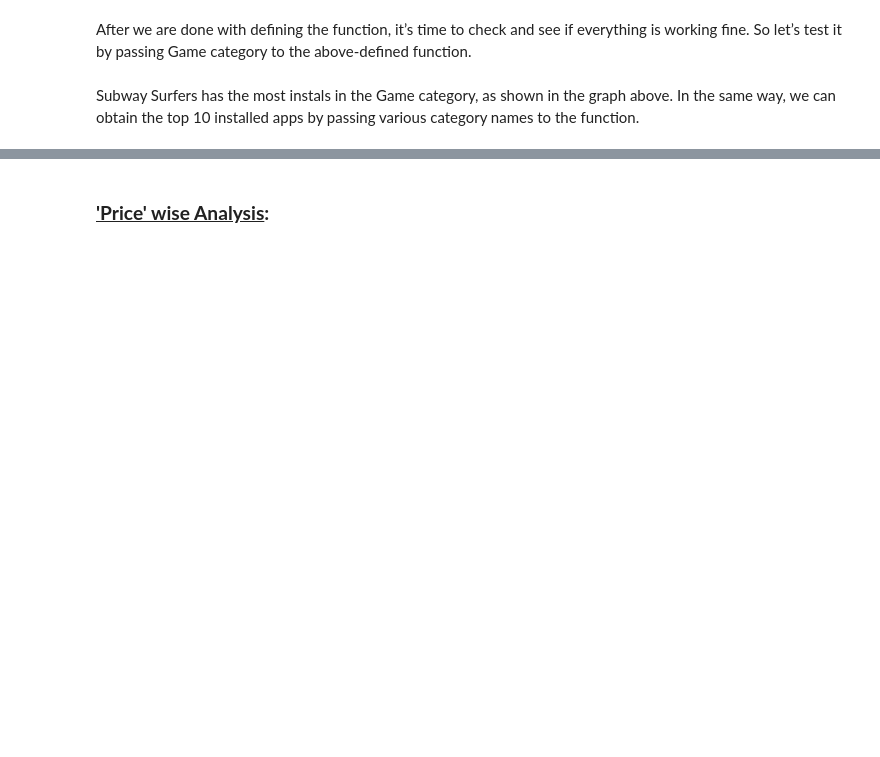
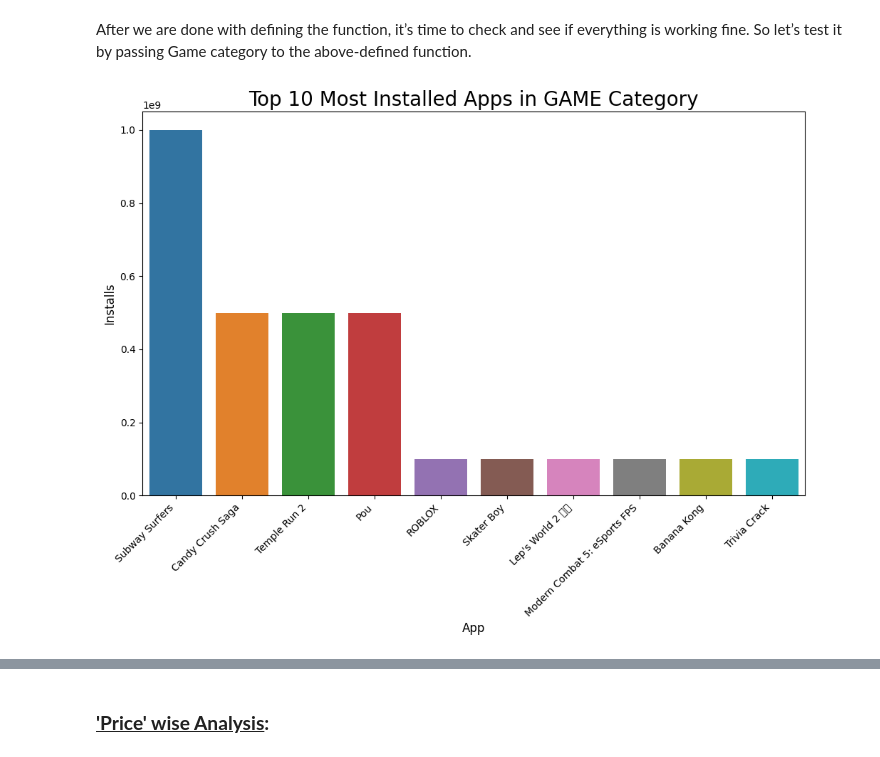
Before and after one commit to aviralsingh2907/PlayStore-App-Review-Analysis, a Jupyter notebook: EDA_Play_Store_App_Review_Analysis.ipynb, the cells around one changed output, grey strips where cells are left out. Drawn from its saved outputs; the diff is of its cells as text; code cells hidden in the pictures; blank space fills up the shorter version.

```diff
--- a/EDA_Play_Store_App_Review_Analysis.ipynb
+++ b/EDA_Play_Store_App_Review_Analysis.ipynb
@@ -641,20 +684,22 @@ Graph clearly shows that apps in game category have been installed the highest f
 # %%
-# top 10 install app based on category
-def top10incategory_installs(str):
+# Top 10 Most Installed Apps in a Category:
+
+def top10installs_category(str):
     str = str.upper()
     top10 = playstore_df[playstore_df['Category'] == str]
     top10apps = top10.sort_values(by='Installs', ascending=False).head(10)
-    # Top_Apps_in_art_and_design
-    plt.figure(figsize=(15,12))
-    plt.title('Top 10 Installed Apps',size = 20);
-    plt.xlabel('App', fontsize= 15)
-    plt.ylabel('Installs',fontsize= 15)
-    graph = sns.barplot(x = top10apps.App, y = top10apps.Installs)
+
+    plt.figure(figsize=(12,7))
+    plt.title(f'Top 10 Most Installed Apps in {str} Category', size=20);
+    plt.xlabel('App', fontsize=12)
+    plt.ylabel('Installs', fontsize=12)
+    graph = sns.barplot(x = top10apps.App, y=top10apps.Installs)
     graph.set_xticklabels(graph.get_xticklabels(), rotation= 45, horizontalalignment='right');
 # %% [markdown]
 After we are done with defining the function, it’s time to check and see if everything is working fine. So let’s test it by passing Game category to the above-defined function.
 # %%
-#calling the function
-top10incategory_installs('Game')
+# Calling the function for 'Game' Category:
+
+top10installs_category('Game')
+# %% [output]
+[figure, added]
-# %% [markdown]
-Subway Surfers has the most instals in the Game category, as shown in the graph above. In the same way, we can obtain the top 10 installed apps by passing various category names to the function.
```
Also changed, not shown: parts of 57 cells of this notebook.
